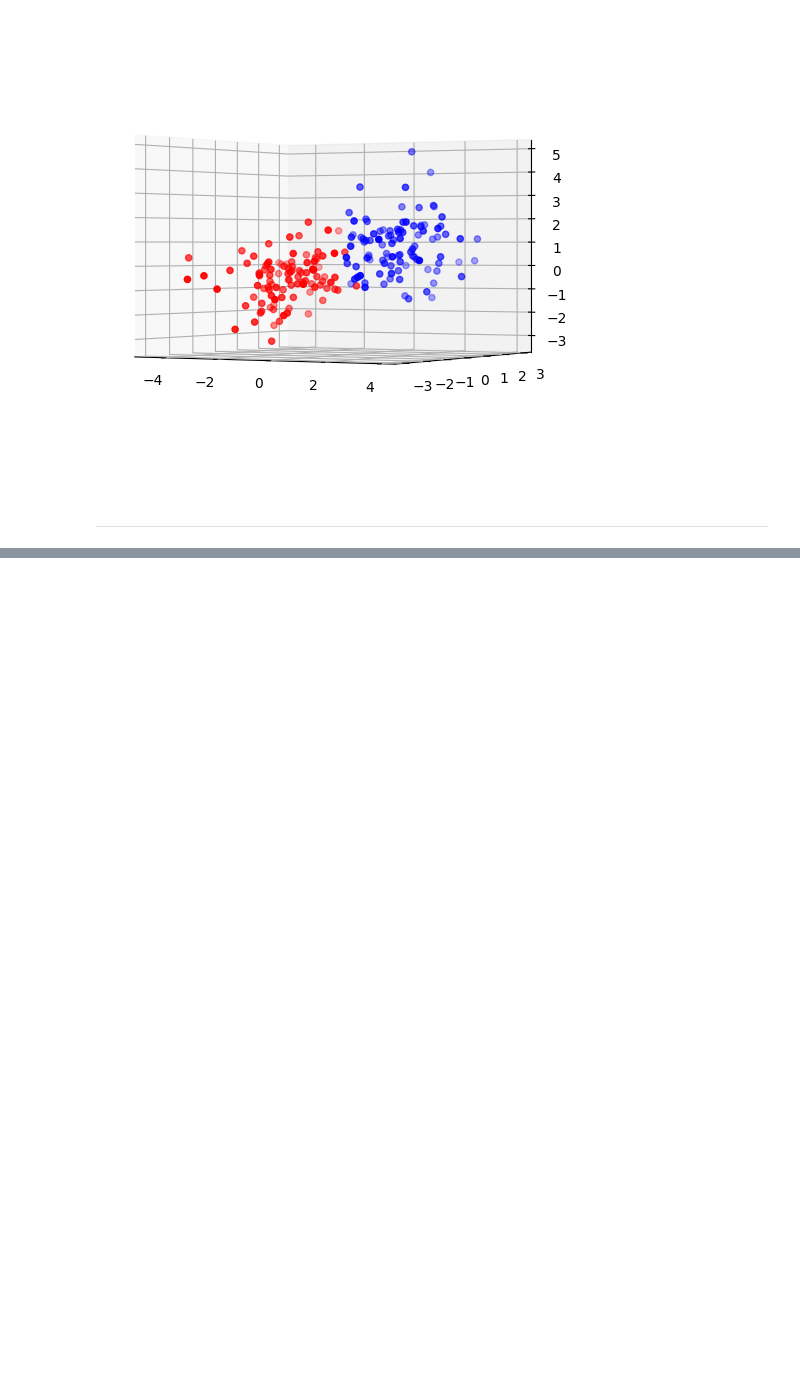
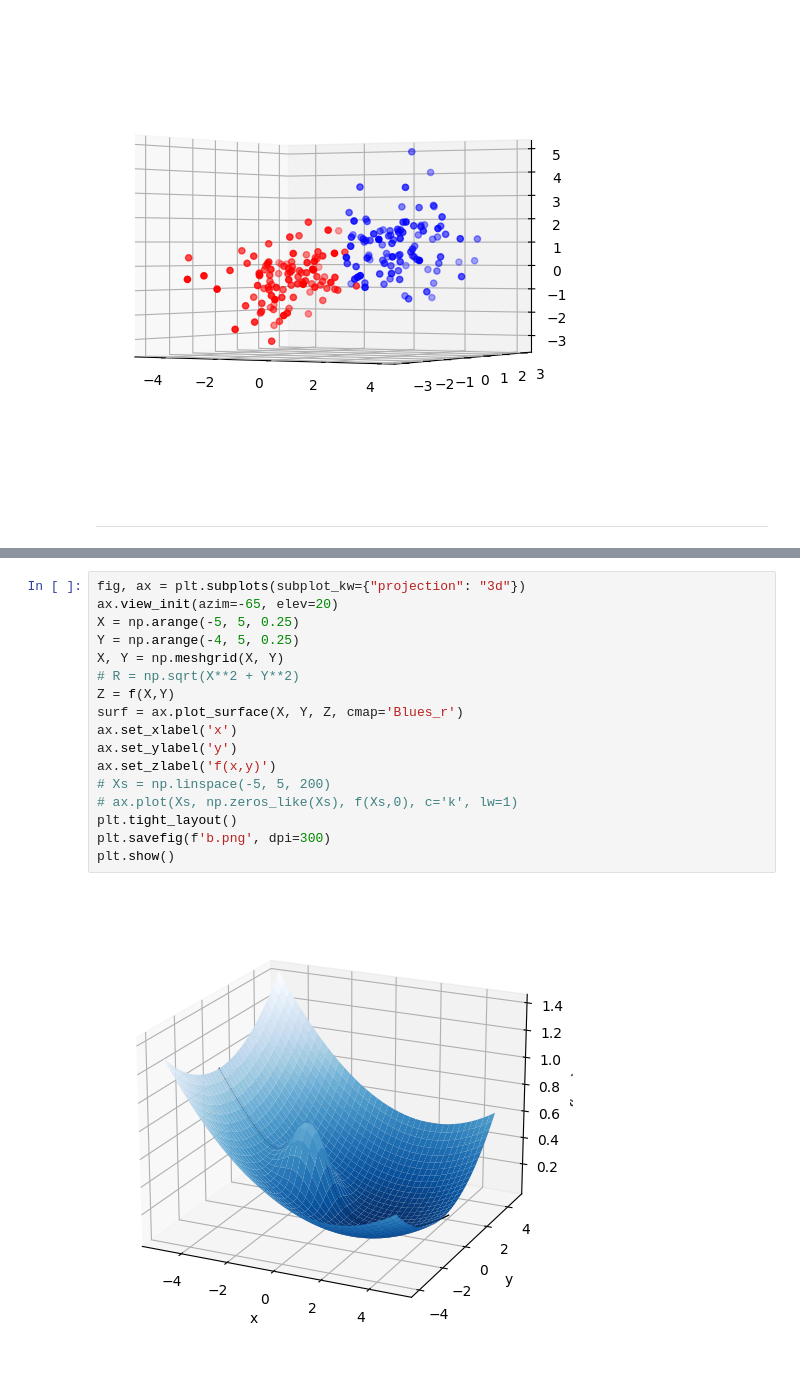
Before and after one commit to MICS-Lab/XmasPresentation2023PRFD, a Jupyter notebook: gene_plots.ipynb, the cells around one changed output, grey strips where cells are left out. Cells and saved outputs as stored; diff of their text form; blank space fills up the shorter version.

```diff
--- a/gene_plots.ipynb
+++ b/gene_plots.ipynb
@@ -159,0 +174,19 @@ for a in [-20, -40, -60]:
+# %%
+fig, ax = plt.subplots(subplot_kw={"projection": "3d"})
+ax.view_init(azim=-65, elev=20)
+X = np.arange(-5, 5, 0.25)
+Y = np.arange(-4, 5, 0.25)
+X, Y = np.meshgrid(X, Y)
+# R = np.sqrt(X**2 + Y**2)
+Z = f(X,Y)
+surf = ax.plot_surface(X, Y, Z, cmap='Blues_r')
+ax.set_xlabel('x')
+ax.set_ylabel('y')
+ax.set_zlabel('f(x,y)')
+# Xs = np.linspace(-5, 5, 200)
+# ax.plot(Xs, np.zeros_like(Xs), f(Xs,0), c='k', lw=1)
+plt.tight_layout()
+plt.savefig(f'b.png', dpi=300)
+plt.show()
+# %% [output]
+[figure, added]
```
Also changed, not shown: parts of 2 cells of this notebook.
